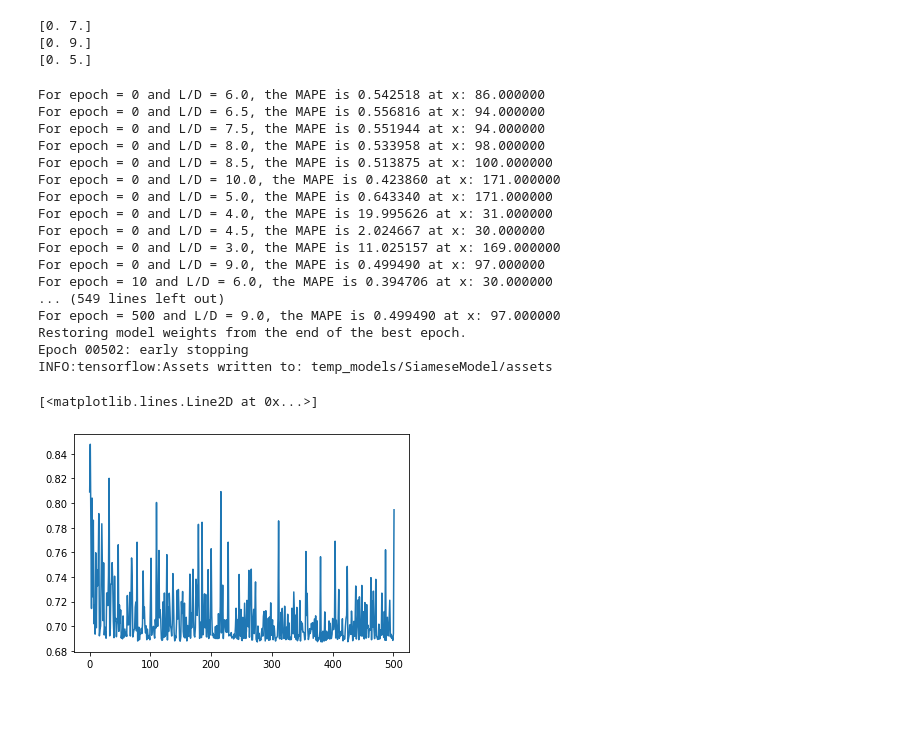
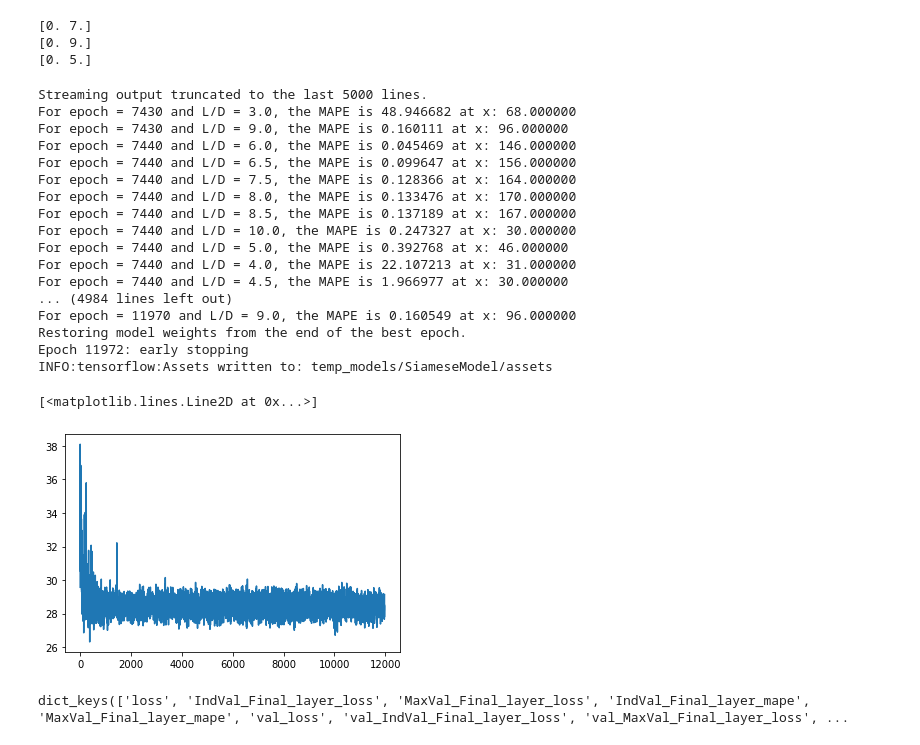
Before and after one commit to pratijayguha/DeepLearning-RarefiedFlows, a Jupyter notebook: SiameseNetwork.ipynb, the cells around one changed output. Drawn from its saved outputs; the diff is of its cells as text; code cells hidden in the pictures; blank space fills up the shorter version.

```diff
--- a/SiameseNetwork.ipynb
+++ b/SiameseNetwork.ipynb
@@ -132,8 +132,8 @@ for i in range(y_pred_comb.shape[0]):
     y_pred_comb[i,0]=y_pred_norm[i]
     y_pred_comb[i,1]=max_y_pred[i]
 # %%
-MaxVal_archi = [40, 40, 40, 1]
-IndVal_archi = [40, 40, 40, 40, 40, 1]
+MaxVal_archi = [20,20,20,20,20,20,20,20,20,20,20,20,1]
+IndVal_archi = [20,20,20,20,20,20,20,20,20,20,20,20,1]
 
 def get_LD(x):
     x_new = x[0,1:]
@@ -203,5 +203,8 @@ keras.utils.plot_model(model, "multi_input_and_output_model.png", show_shapes=Tr
-# %%
-model.compile(loss='mse', optimizer='RMSprop', metrics=['mape'])
+# %%
+SGD_NM = tf.keras.optimizers.SGD(learning_rate=0.003,
+                                        momentum=0.1,
+                                        nesterov=True)
+model.compile(loss='mse', optimizer=SGD_NM, metrics=['mape'])
 # %%
 for i in range(int(X.shape[0]/201)):
     print(X[i*201])
@@ -210,7 +213,7 @@ for i in range(int(X.shape[0]/201)):
 [0. 9.]
 [0. 5.]
 # %%
-early_stopping_callback = EarlyStopping(monitor='val_MaxVal_Final_layer_mape',
+early_stopping_callback = EarlyStopping(monitor='val_IndVal_Final_layer_mape',
                                         patience=500,
                                         min_delta= 1e-3,
                                         restore_best_weights=True,
@@ -253,28 +256,32 @@ history = model.fit(X_train,
 
 model.save('temp_models/SiameseModel')
 # %% [output]
-For epoch = 0 and L/D = 6.0, the MAPE is 0.542518 at x: 86.000000
-For epoch = 0 and L/D = 6.5, the MAPE is 0.556816 at x: 94.000000
-For epoch = 0 and L/D = 7.5, the MAPE is 0.551944 at x: 94.000000
-For epoch = 0 and L/D = 8.0, the MAPE is 0.533958 at x: 98.000000
-For epoch = 0 and L/D = 8.5, the MAPE is 0.513875 at x: 100.000000
-For epoch = 0 and L/D = 10.0, the MAPE is 0.423860 at x: 171.000000
-For epoch = 0 and L/D = 5.0, the MAPE is 0.643340 at x: 171.000000
-For epoch = 0 and L/D = 4.0, the MAPE is 19.995626 at x: 31.000000
-For epoch = 0 and L/D = 4.5, the MAPE is 2.024667 at x: 30.000000
-For epoch = 0 and L/D = 3.0, the MAPE is 11.025157 at x: 169.000000
-For epoch = 0 and L/D = 9.0, the MAPE is 0.499490 at x: 97.000000
-For epoch = 10 and L/D = 6.0, the MAPE is 0.394706 at x: 30.000000
-... (549 lines left out)
-For epoch = 500 and L/D = 9.0, the MAPE is 0.499490 at x: 97.000000
+Streaming output truncated to the last 5000 lines.
+For epoch = 7430 and L/D = 3.0, the MAPE is 48.946682 at x: 68.000000
+For epoch = 7430 and L/D = 9.0, the MAPE is 0.160111 at x: 96.000000
+For epoch = 7440 and L/D = 6.0, the MAPE is 0.045469 at x: 146.000000
+For epoch = 7440 and L/D = 6.5, the MAPE is 0.099647 at x: 156.000000
+For epoch = 7440 and L/D = 7.5, the MAPE is 0.128366 at x: 164.000000
+For epoch = 7440 and L/D = 8.0, the MAPE is 0.133476 at x: 170.000000
+For epoch = 7440 and L/D = 8.5, the MAPE is 0.137189 at x: 167.000000
+For epoch = 7440 and L/D = 10.0, the MAPE is 0.247327 at x: 30.000000
+For epoch = 7440 and L/D = 5.0, the MAPE is 0.392768 at x: 46.000000
+For epoch = 7440 and L/D = 4.0, the MAPE is 22.107213 at x: 31.000000
+For epoch = 7440 and L/D = 4.5, the MAPE is 1.966977 at x: 30.000000
+... (4984 lines left out)
+For epoch = 11970 and L/D = 9.0, the MAPE is 0.160549 at x: 96.000000
 Restoring model weights from the end of the best epoch.
-Epoch 00502: early stopping
+Epoch 11972: early stopping
 INFO:tensorflow:Assets written to: temp_models/SiameseModel/assets
 # %%
-plt.plot(history.history['val_loss'])
+plt.plot(history.history['val_MaxVal_Final_layer_mape'])
 # %% [output]
 [<matplotlib.lines.Line2D at 0x...>]
-[figure, old version]
+[figure, new version]
+# %%
+print(history.history.keys())
+# %% [output]
+dict_keys(['loss', 'IndVal_Final_layer_loss', 'MaxVal_Final_layer_loss', 'IndVal_Final_layer_mape', 'MaxVal_Final_layer_mape', 'val_loss', 'val_IndVal_Final_layer_loss', 'val_MaxVal_Final_layer_loss', ...
 # %%
 for i in range(int(pred[1].shape[0]/201)):
     print(X_pred_max[i*201])
```
Also changed, not shown: parts of 5 cells of this notebook, 6 other files.
